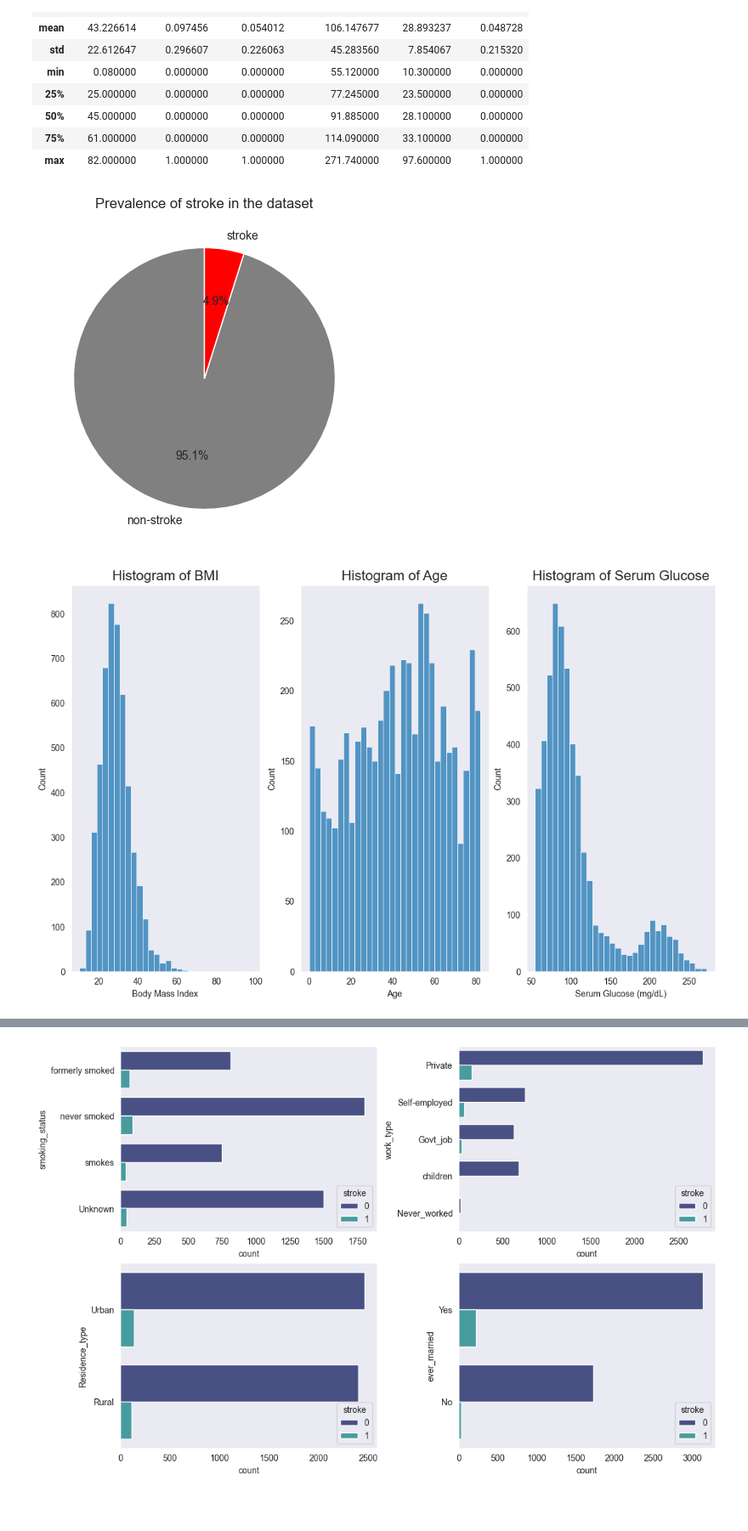
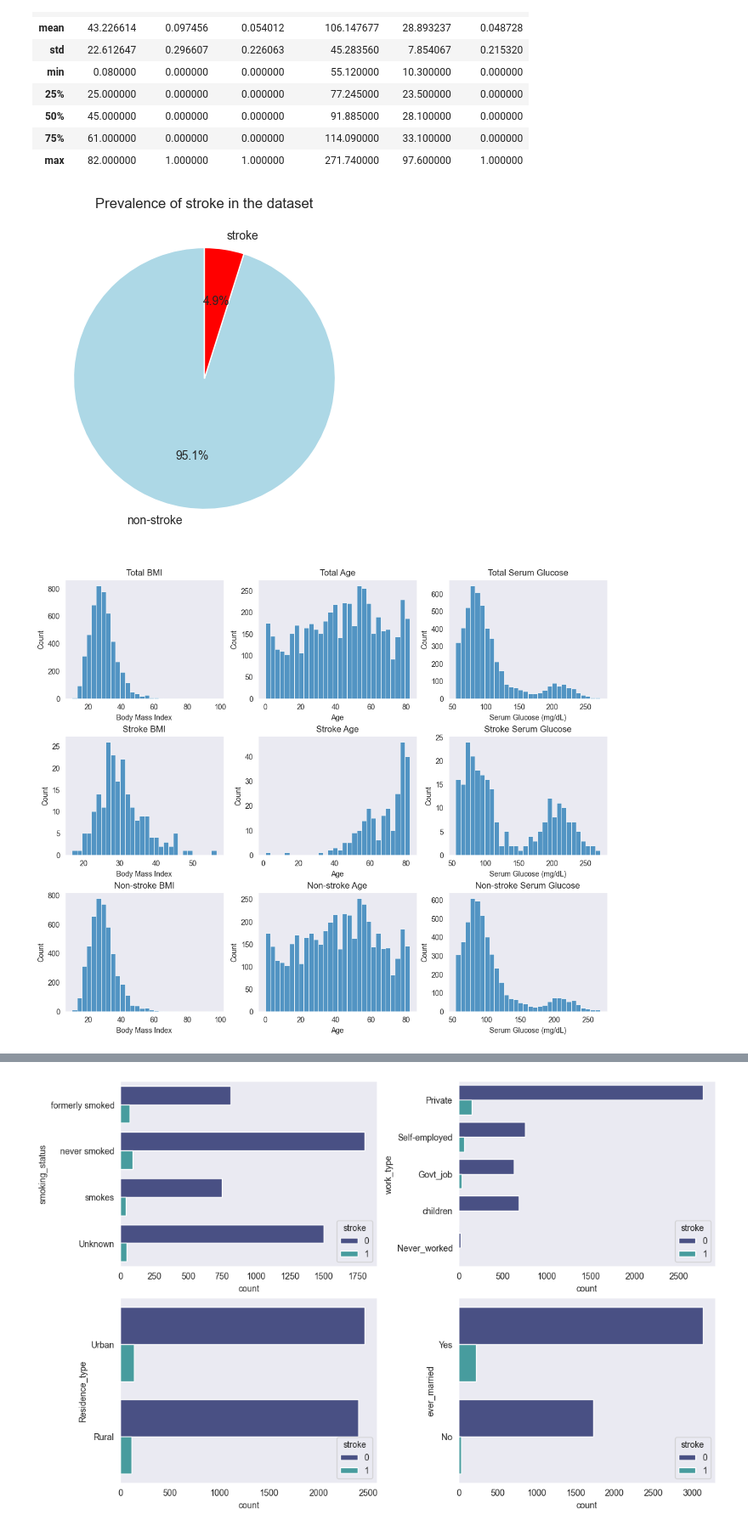
Before and after one commit to mfranco1/stroke_eda, a Jupyter notebook: medinfo220_basic_stroke_eda.ipynb, the cells around one changed output, grey strips where cells are left out. Shown at 85% size. Cells and saved outputs as stored; diff of their text form; code cells hidden in the pictures; blank space fills up the shorter version.

Commit message:
Update: graph comparisons, stroke vs nonstroke

```diff
--- a/medinfo220_basic_stroke_eda.ipynb
+++ b/medinfo220_basic_stroke_eda.ipynb
@@ -17,6 +18,10 @@ sns.set_style("dark")
 # %%
 df = pd.read_csv('healthcare-dataset-stroke-data.csv')
 df = df.drop('id', axis=1)
+
+stroke_df = df[df["stroke"] == 1]
+nonstroke_df = df[df["stroke"] == 0]
+
 df
 # %% [output]
 |  | gender | age | hypertension | heart_disease | ever_married | work_type | Residence_type | ... |
@@ -48,22 +53,27 @@ df.describe()
 sizes = df['stroke'].value_counts(sort = True)
 
 plt.figure(figsize=(5,5))
-plt.pie(sizes, labels=["non-stroke", "stroke"], colors=["gray", "red"], autopct='%1.1f%%', startangle=90)
+plt.pie(sizes, labels=["non-stroke", "stroke"], colors=["lightblue", "red"], autopct='%1.1f%%', startangle=90)
 plt.title('Prevalence of stroke in the dataset')
 plt.show()
 # %% [output]
-[figure, old version]
+[figure, new version]
 # %%
 def hist_plot(col, bins=30, title="", xlabel="", ax=None):
     sns.histplot(col, bins=bins, ax=ax)
-    ax.set_title(f"Histogram of {title}", fontsize=16)
+    ax.set_title(title, fontsize=12)
     ax.set_xlabel(xlabel)
 
-fig, axes = plt.subplots(1, 3, figsize=(11,7), constrained_layout=True)
-hist_plot(df.bmi, title="BMI", xlabel="Body Mass Index", ax=axes[0])
-hist_plot(df.age, title="Age", xlabel="Age", ax=axes[1])
-hist_plot(df.avg_glucose_level, title="Serum Glucose", xlabel="Serum Glucose (mg/dL)", ax=axes[2])
+def group_plot1(df, ax, index, category):
+    hist_plot(df.bmi, title=f"{category} BMI", xlabel="Body Mass Index", ax=ax[index][0])
+    hist_plot(df.age, title=f"{category} Age", xlabel="Age", ax=ax[index][1])
+    hist_plot(df.avg_glucose_level, title=f"{category} Serum Glucose", xlabel="Serum Glucose (mg/dL)", ax=ax[index][2])
+
+fig, axes = plt.subplots(3, 3, figsize=(11,9), constrained_layout=True)
+for i, d in enumerate(((df, "Total"), (stroke_df, "Stroke"), (nonstroke_df, "Non-stroke"))):
+    group_plot1(df=d[0], ax=axes, index=i, category=d[1])
+
 plt.show()
 # %% [output]
-[figure, old version]
+[figure, new version]
 # %%
```
Also changed, not shown: parts of 4 cells of this notebook.
